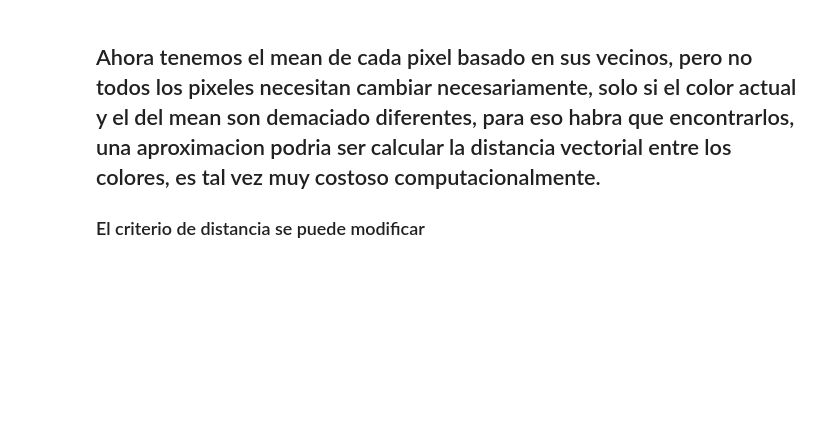
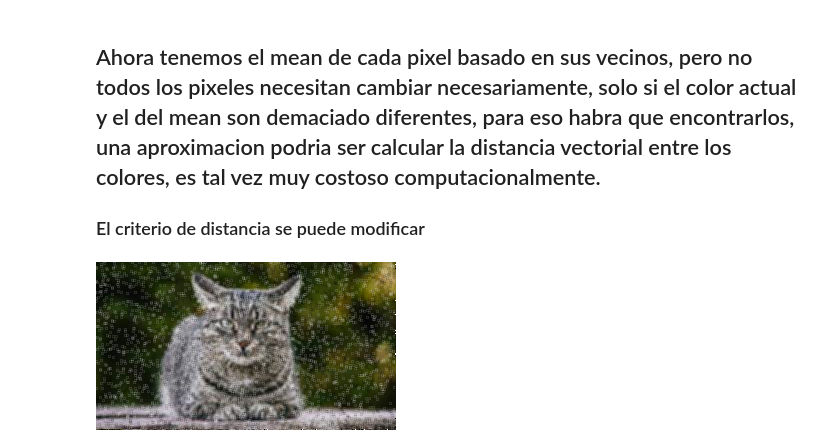
Before and after one commit to jesushl/correccion_anomalias_basico, a Jupyter notebook: Remoción de anomalías.ipynb, the cells around one changed output. Cells and saved outputs as stored; diff of their text form; code cells hidden in the pictures; blank space fills up the shorter version.

Commit message:
Image corrector returns a image fix.. not the best but good

```diff
--- a/Remoción de anomalías.ipynb
+++ b/Remoción de anomalías.ipynb
@@ -75,7 +77,7 @@ def pos_eval(possition, border_row, border_col):
     if possition[0] < 0 or possition[1] < 0:
         is_valid = False
         return is_valid
-    if possition[0] >= border_col or possition[1] >= border_row:
+    if possition[0] >= border_row or possition[1] >= border_col:
         is_valid = False
     return is_valid
 
@@ -119,12 +121,15 @@ def pixel_points_for_mean(image_array, row, col, border_row, border_col):
 # %%
 def image_neighbours(image_array):
     neighbords = {}
-    border_row = len(image_array)
-    border_col = len(image_array[0])
+    border_row = len(image_array)-1
+    border_col = len(image_array[0])-1
+    print(f"border_row: {border_row}")
+    print(f"border_col: {border_col}")
     for row in range(border_row):
         for col in range(border_col):
             neighbords.update({(row,col): pixel_points_for_mean(image_array, row, col, border_row, border_col)})
     return neighbords
 neighbords = image_neighbours(anomalous_image)
-neighbords
+# neighbords
+print(neighbords[(166, 298)])
 # %% [output]
@@ -227,7 +186,29 @@ pixel_neighbords_mean
 ## Ahora tenemos el mean de cada pixel basado en sus vecinos, pero no todos los pixeles necesitan cambiar necesariamente, solo si el color actual y el del mean son demaciado diferentes, para eso habra que encontrarlos, una aproximacion podria ser calcular la distancia vectorial entre los colores, es tal vez muy costoso computacionalmente.
 
 ### El criterio de distancia se puede modificar
-# %%
-def pixel_distance_replacer(anomalous_image, pixel_neighbords_mean, distance_max):
-    for pixel_poss in pixel_neighbords_mean.keys():
-        pass
+# %%
+def pixel_distance_replacer(anomalous_image, pixel_neighbords_mean, distance_max=100):
+    fixed_image =
+    for pixel_poss in pixel_neighbords_mean.keys():
+        try:
+            current_pixel = anomalous_image[pixel_poss[0], pixel_poss[1]]
+            neighbords_pixel_sugested = array(
+                [
+                    pixel_neighbords_mean[pixel_poss]['r'],
+                    pixel_neighbords_mean[pixel_poss]['g'],
+                    pixel_neighbords_mean[pixel_poss]['b']
+                ]
+            )
+
+            distance = linalg.norm(current_pixel- neighbords_pixel_sugested)
+            if distance > distance_max:
+                anomalous_image[pixel_poss[0], pixel_poss[1]] = neighbords_pixel_sugested
+        except:
+            pass
+    return anomalous_image
+# %%
+fixed_image = pixel_distance_replacer(anomalous_image, pixel_neighbords_mean, 1000)
+_ = Image.fromarray(fixed_image)
+_
+# %% [output]
+[figure, added]
```
Also changed, not shown: parts of 7 cells of this notebook.
